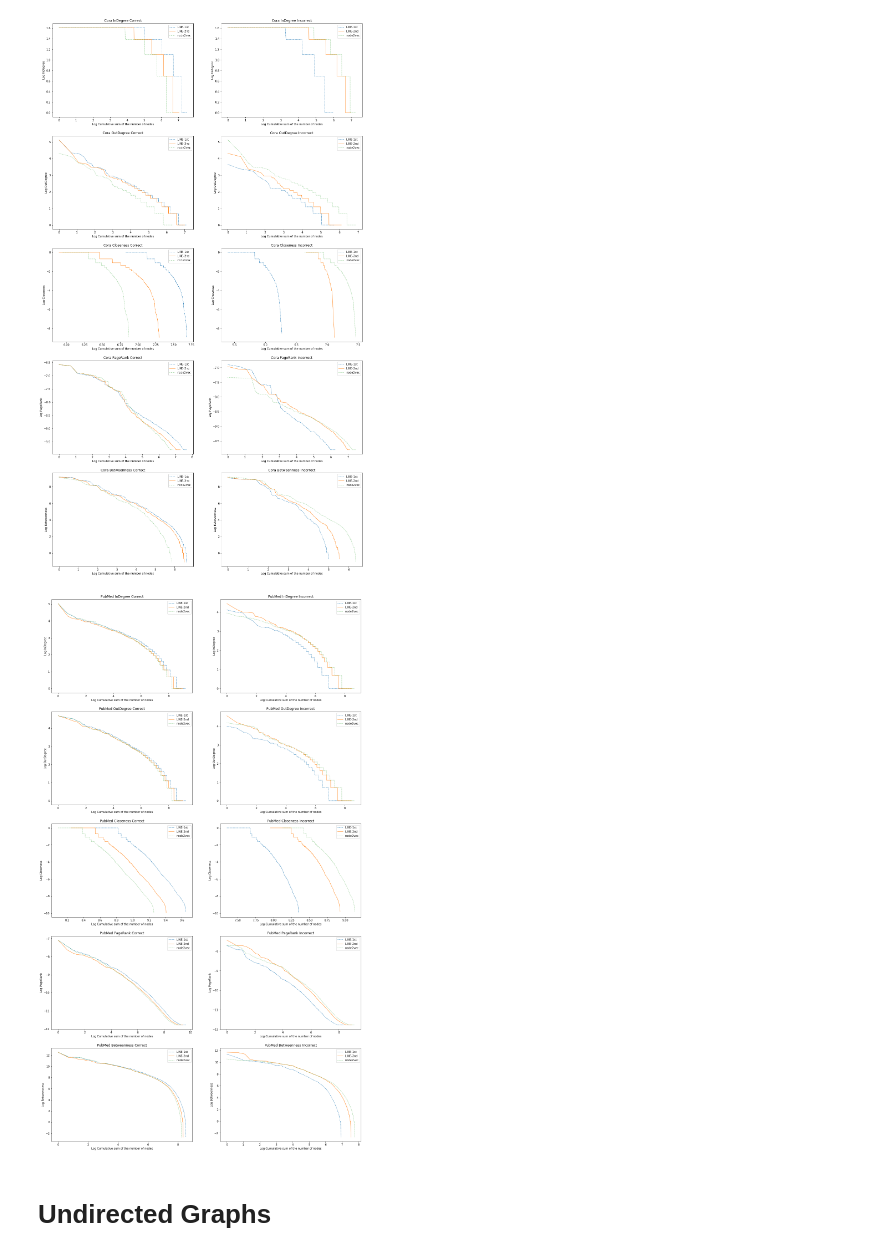
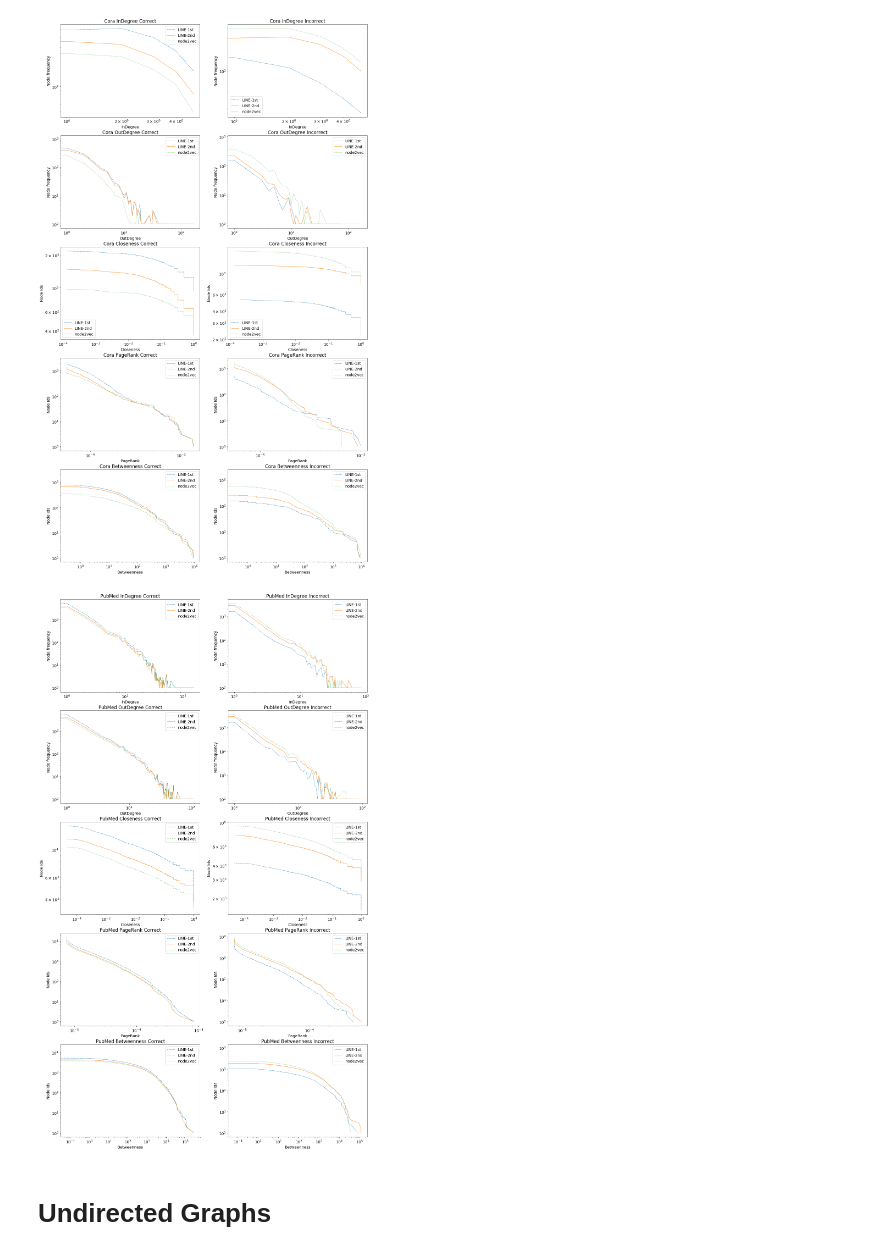
Before and after one commit to nzw0301/grla2018, a Jupyter notebook: code/notebooks/node_classification/powerlaw_on_single_node_classification.ipynb, the cells around one changed output. Saved outputs shown, nothing was run; the diff lists cells and outputs as text; code cells hidden in the pictures.

```diff
--- a/code/notebooks/node_classification/powerlaw_on_single_node_classification.ipynb
+++ b/code/notebooks/node_classification/powerlaw_on_single_node_classification.ipynb
@@ -45,46 +42,56 @@ for dname in dnames:
     # read node properties
     df = pd.read_csv(data_dir + 'node_feature.csv.as_directed')
     num_nodes = len(df)
     fig, axes = plt.subplots(nrows=len(property_names), ncols=2, figsize=(20, 36))
 
     for r, property_name in enumerate(property_names):
         x = df[property_name].values
-        all_values = np.log(x)
+        all_values = x
 
         if property_name == 'pagerank':
             property_name = 'PageRank'
         elif 'in' in property_name:
             property_name = 'InDegree'
         elif 'out' in property_name:
             property_name = 'OutDegree'
         else:
             property_name = property_name.split('_')[1].capitalize()
 
         for _, record in result_df.iterrows():
             param = record['param']
             model = record['model']
 
             incorrect_nodes = np.array(list(map(int, record['incorrect_ids'].split())))
             correct_nodes = np.array([node_id for node_id in np.arange(num_nodes) if node_id not in incorrect_nodes])
             correct_and_incorrect_dict = {'Correct': correct_nodes, 'Incorrect': incorrect_nodes}
 
             for c, (label, nodes) in enumerate(correct_and_incorrect_dict.items()):
-                x = np.log(np.arange(len(nodes)) + 1)
-                y = sorted(all_values[nodes], reverse=True)
-                axes[r, c].plot(x, y, label=model, linewidth=1,
-                                linestyle=linestyles[model],
-                               )
+                # cumsum for continuous data
+                centralities = all_values[nodes]
+                if 'Degree' in property_name:
+                    # freq for discrete data
+                    freq_centrality = Counter(centralities)
+                    x, y = [c for c in sorted(freq_centrality)], [freq_centrality[c] for c in sorted(freq_centrality)]
+                    ylabel = 'Node frequency'
+                else:
+                    x = sorted(centralities)
+                    y = np.arange(len(x))[::-1] + 1
+                    ylabel = 'Node Ids'
+
+                axes[r, c].plot(x, y,
+                                label=model,
+                                linewidth=1,
+                                linestyle=linestyles[model])
                 axes[r, c].set_title(dname + ' ' + property_name + ' ' + label)
-                axes[r, c].set_xlabel('Log Cumulative sum of the number of nodes')
-                axes[r, c].set_ylabel('Log {}'.format(property_name))
+                axes[r, c].set_ylabel(ylabel)
+                axes[r, c].set_xlabel('{}'.format(property_name))
+                axes[r, c].set_xscale('log')
+                axes[r, c].set_yscale('log')
                 axes[r, c].legend()
-
     plt.show()
-
-    print('\n'*7)
 # %% [output]
-[figure, old version]
+[figure, new version]
-[figure, old version]
+[figure, new version]
 # %% [markdown]
 # Undirected Graphs
 # %%
```
Also changed, not shown: parts of 4 cells of this notebook.
